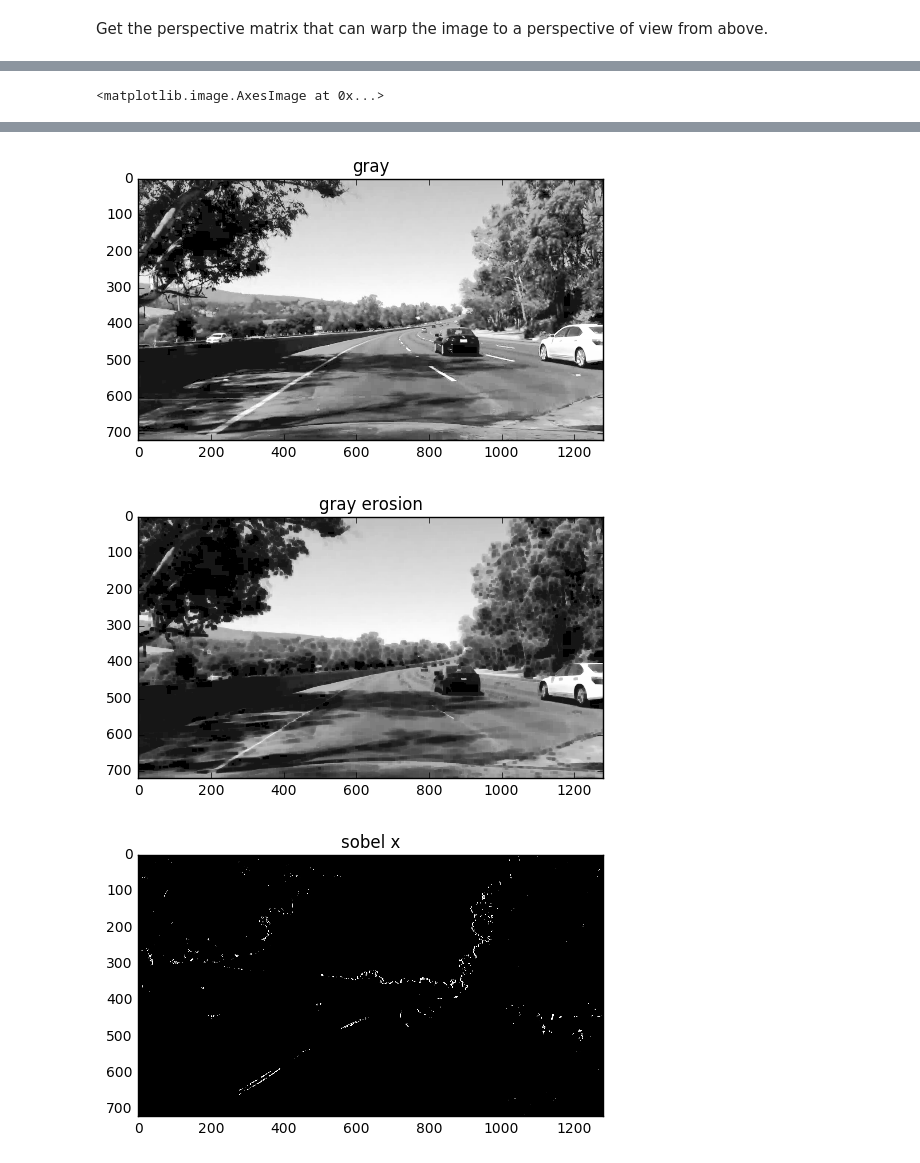
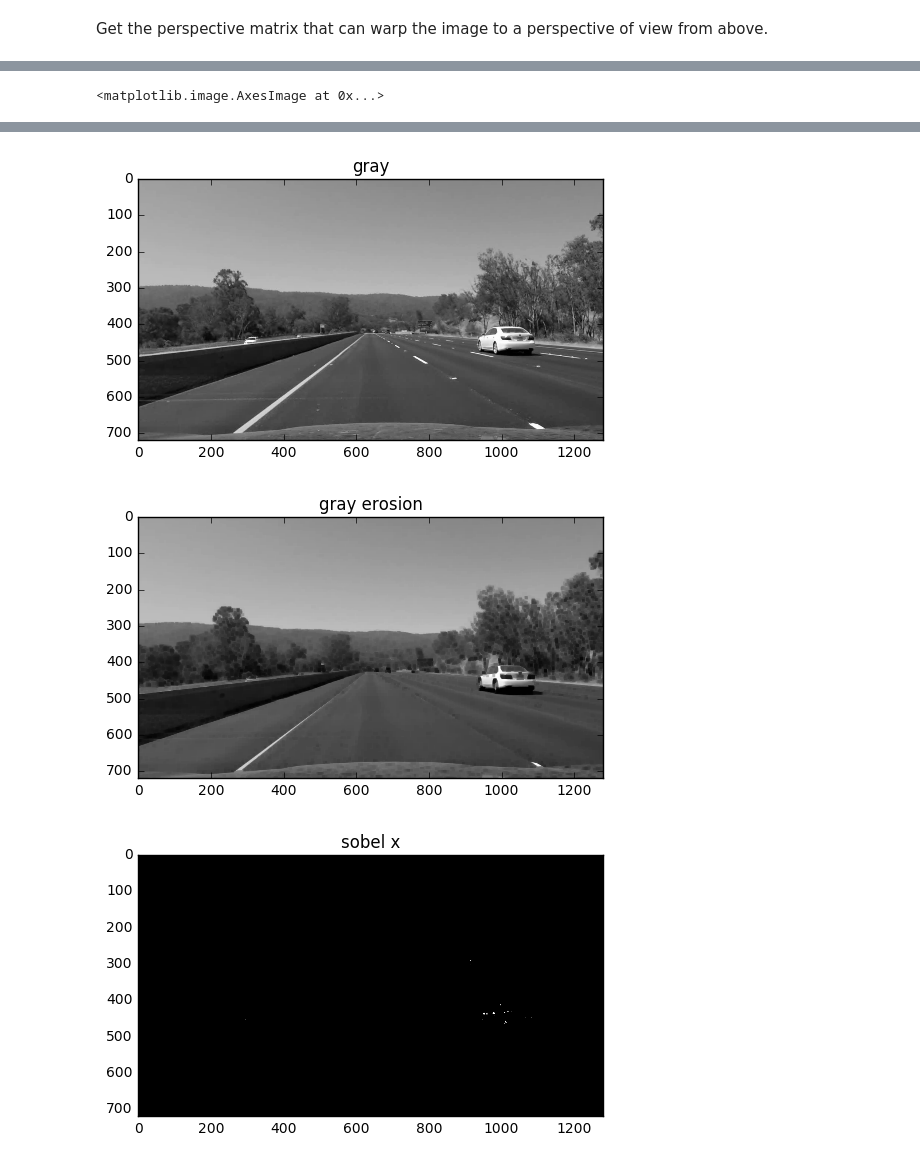
Before and after one commit to xingjin2017/CarND-Advanced-Lane-Lines, a Jupyter notebook: P4-Advanced-Lane-Finding.ipynb, the cells around one changed output, grey strips where cells are left out. Cells and saved outputs as stored; diff of their text form; code cells hidden in the pictures.

```diff
--- a/P4-Advanced-Lane-Finding.ipynb
+++ b/P4-Advanced-Lane-Finding.ipynb
@@ -71,7 +71,7 @@ Failed to find corners for calibration1.jpg
 # ffmpeg -i project_video.mp4 -ss 00:00:16.000 -f image2 -vframes 1 sampled_frame.jpg
 from numpy.random import rand
 
-img = mpimg.imread('./output_images/sampled_frame9.jpg')
+img = mpimg.imread('./output_images/sampled_frame.jpg')
 #img = mpimg.imread('./output_images/sampled_challenge_frame17.jpg')
 #img = mpimg.imread('./test/test1.jpg')
 
@@ -194,6 +194,7 @@ def hls_filter(img, thresh=(170, 255)):
     s_binary[(s_channel >= thresh[0]) & (s_channel <= thresh[1])] = 1
     return s_binary
 
+# NOT USED
 def combined_filters(img, sobel_thresh=(35, 150), hls_thresh=(30, 255)):
     '''
     Combines a x sobel filter and a saturation channel filter.
@@ -228,16 +229,11 @@ def combined_filters(img, sobel_thresh=(35, 150), hls_thresh=(30, 255)):
     combined_binary[(s_binary == 1) | (sobel_binary == 1)] = 1
     return combined_binary
 
-#yellow color as the pixels whose HSV-transformed intensities are between
-# ([ 0, 100, 100]\\) and \\([ 50, 255, 255]\\), and white color as the pixels
-# with intensities between \\( [20, 0, 180]\\) and \\([255, 80, 255] \\).
-def combined_filters2(img, sth=(35, 100), #y=([0, 30, 30], [50, 255, 255]),
-                      #y=([0, 80, 200], [40, 255, 255]),
-                      y=([0, 100, 150], [50, 255, 255]),
-                      w=([0, 0, 180], [255, 100, 255]), visualize=False):
-    '''
-    Combines a x sobel filter and a saturation channel filter.
-    '''
+# A combined filter that combines color (yellow/white) filtering, sobel filtering,
+# and saturation channel (from HLS) filtering
+def combined_filters2(img, sth=(35, 100),
+                      y=([0, 100, 100], [50, 255, 255]),
+                      w=([20, 0, 170], [255, 100, 255]), visualize=False):
     # Convert to HLS color space and separate the S channel
     # Note: img is the undistorted image
     hsv = cv2.cvtColor(img, cv2.COLOR_RGB2HSV)
@@ -262,23 +258,18 @@ def combined_filters2(img, sth=(35, 100), #y=([0, 30, 30], [50, 255, 255]),
     # NOTE: we already saw that standard grayscaling lost color information for the lane lines
     # Explore gradients in other colors spaces / color channels to see what might work better
     gray = cv2.cvtColor(img, cv2.COLOR_RGB2GRAY)
-    gray = cv2.equalizeHist(gray)
+    #gray = cv2.equalizeHist(gray)
     ksize = 3
     # Threshold x gradient
     sxbinary = abs_thresh(gray, orient='x', sobel_kernel=ksize, thresh=(20, 100))
-    #print(np.min(gray), np.max(gray))
     # !! Use sobel edge detector, but only for bright colors, not dark lines
+    # So to remove dark lines/splits on the road.
     kernel = np.ones((ksize+3,ksize+3),np.uint8)
     erosion = cv2.erode(gray,kernel,iterations = 1)
     sxbinary[erosion < 155] = 0
-    # sxbinary = combined_sobel(img)
-    #sobel_binary = sxbinary
 
+    # Saturation channel filtering from HLS
     hls_binary = hls_filter(img, thresh=(170, 255))
-    #hls_binary = np.zeros_like(h)
-    #hls_binary[((v < 100) & (s < 50)) | ((v > 150) & (s > 100) & (s < 255))]  = 1
-    #hls_binary[690:, :] = 0
-    #edge_hls_binary = abs_thresh(hls_binary, orient='x', sobel_kernel=13, thresh=sth)
 
     # Combine the two binary thresholds
     combined_binary = np.zeros_like(sxbinary)
@@ -317,6 +308,7 @@ def combined_filters2(img, sth=(35, 100), #y=([0, 30, 30], [50, 255, 255]),
 
     return combined_binary
 
+# A function that does undistortion, filtering and perspective transform.
 def lane_warp(img, enable_sobel=True, visualize=False):
     '''
     Apply both undistortion and filtering
@@ -327,22 +319,16 @@ def lane_warp(img, enable_sobel=True, visualize=False):
         sth = (35, 100)
     else:
         sth = (256, 256)
-    #warped = cv2.warpPerspective(undistorted, M,
-    #                             (undistorted.shape[1], undistorted.shape[0]),
-    #                             flags=cv2.INTER_NEAREST)
     filtered_img = combined_filters2(undistorted, sth=sth, y=([0, 100, 100], [50, 255, 255]),
-                                    w=([20, 0, 180], [255, 80, 255]), visualize=visualize)
+                                    w=([20, 0, 170], [255, 100, 255]), visualize=visualize)
     lane_warped = cv2.warpPerspective(filtered_img, M,
                                  (undistorted.shape[1], undistorted.shape[0]),
                                  flags=cv2.INTER_NEAREST)
     return lane_warped
 
-#plt.imshow(warped)
-#combined = combined_filters(img)
 warped = lane_warp(img, visualize=True)
 plt.figure(18)
 plt.title('lane_warp')
 plt.imshow(warped, cmap='gray')
-#plt.imshow(img)
 # %% [output]
 <matplotlib.image.AxesImage at 0x...>
@@ -352,3 +338,3 @@ plt.imshow(warped, cmap='gray')
-[figure, old version]
+[figure, new version]
-[figure, old version]
+[figure, new version]
-[figure, old version]
+[figure, new version]
```
Also changed, not shown: parts of 13 cells of this notebook, 1 other file.
